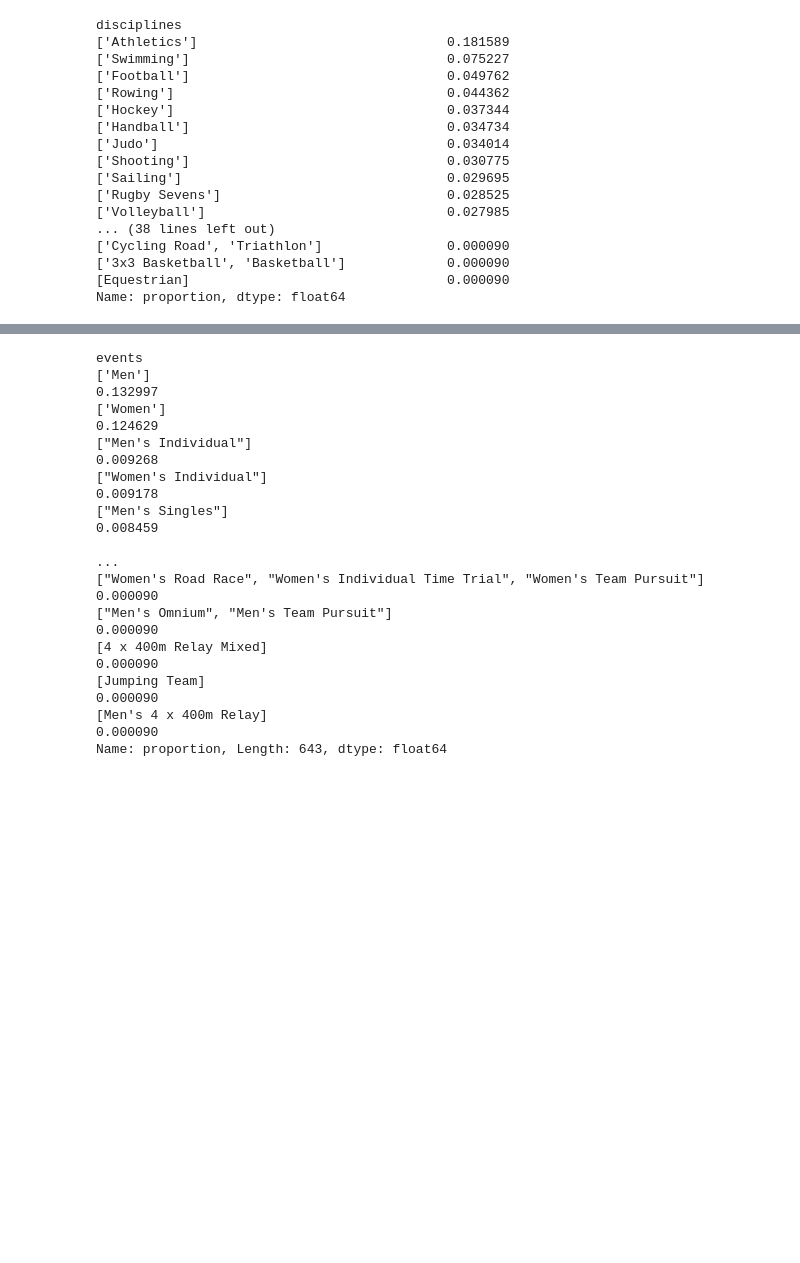
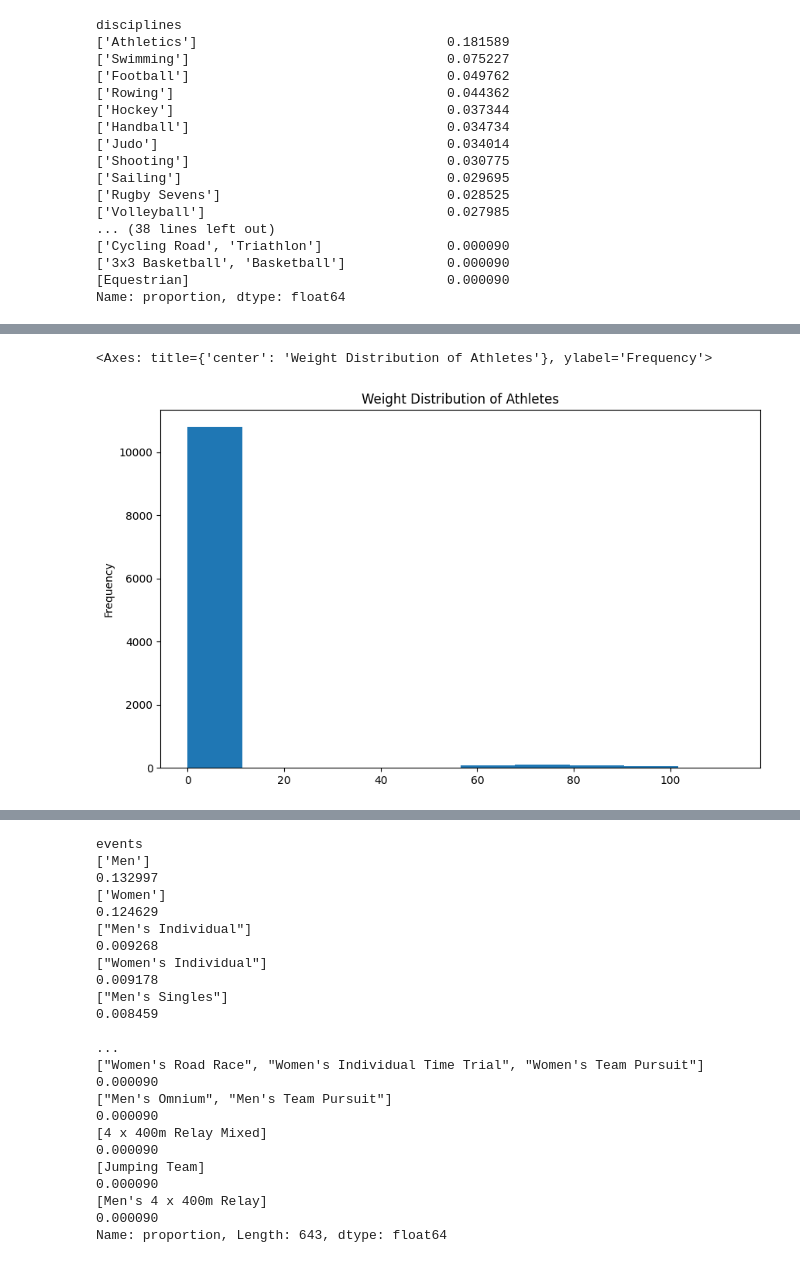
Before and after one commit to julam9/Paris-Olympiad-2024-Viz-using-Streamlit, a Jupyter notebook: data-cleaning.ipynb, the cells around one changed output, grey strips where cells are left out. Drawn from its saved outputs; the diff is of its cells as text; code cells hidden in the pictures; blank space fills up the shorter version.

```diff
--- a/data-cleaning.ipynb
+++ b/data-cleaning.ipynb
@@ -33,6 +35,8 @@ Data columns (total 36 columns):
  35  other_sports        1060 non-null   object
 dtypes: bool(1), float64(2), int64(1), object(32)
 memory usage: 3.0+ MB
+# %%
+athletes_df = athletes_df.drop_duplicates()
 # %%
 athletes_df.current.value_counts(normalize=True)
 # %% [output]
@@ -69,0 +106,5 @@ Name: proportion, dtype: float64
+# %%
+athletes_df.weight.plot(kind='hist', title='Weight Distribution of Athletes', figsize=(10, 6))
+# %% [output]
+<Axes: title={'center': 'Weight Distribution of Athletes'}, ylabel='Frequency'>
+[figure, added]
```
Also changed, not shown: parts of 20 cells of this notebook, 1 other file.
